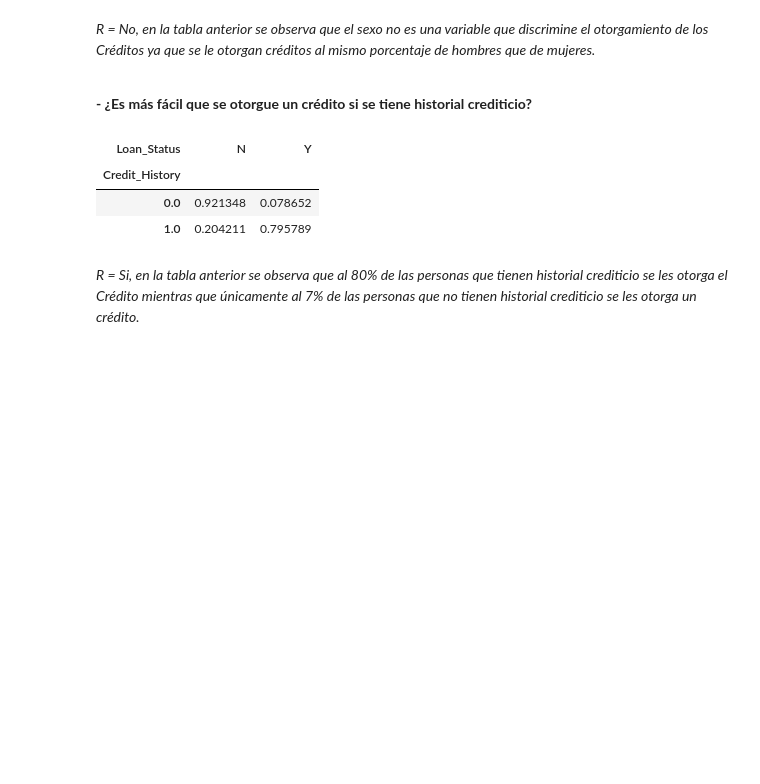
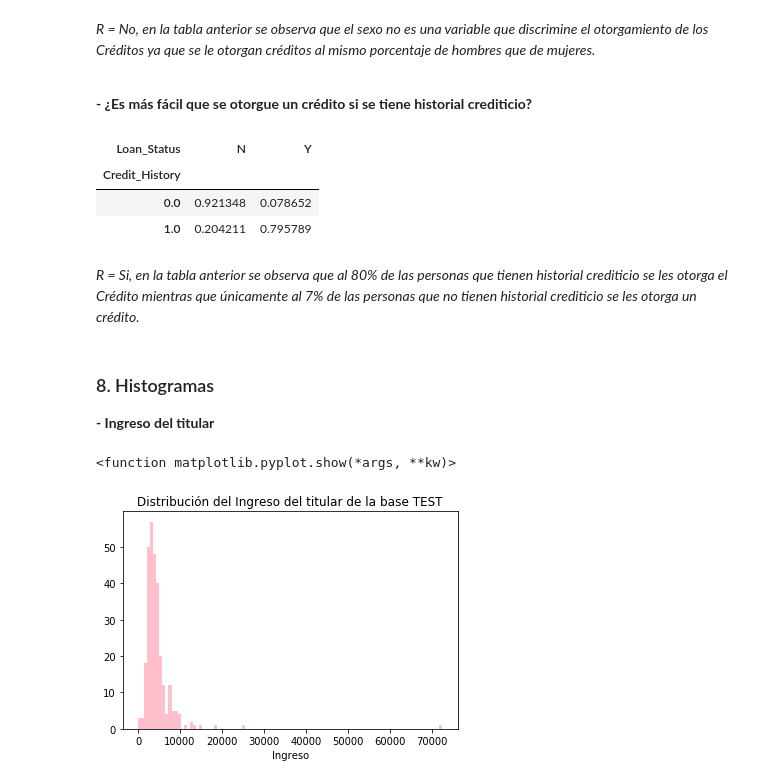
Before and after one commit to Mahrielah/Examen_Python, a Jupyter notebook: Examen_Ana_Karen_Mariela.ipynb, the cells around one changed output. Drawn from its saved outputs; the diff is of its cells as text; code cells hidden in the pictures; blank space fills up the shorter version.

```diff
--- a/Examen_Ana_Karen_Mariela.ipynb
+++ b/Examen_Ana_Karen_Mariela.ipynb
@@ -58,0 +144,3 @@ train = pd.read_csv(io.StringIO(s_train.decode('utf-8')))
+# %%
+test2 = test.dropna()
+test2.head()
@@ -58,0 +166,20 @@ train = pd.read_csv(io.StringIO(s_train.decode('utf-8')))
+# %%
+dic1 = {
+   "Male":"1",
+   "Female":"0",
+   "Yes":"1",
+   "No":"0" ,
+   "Graduate":"1",
+   "Not Graduate":"0",
+   "Y":"1",
+   "N":"0"
+}
+print(dic1)
+
+def funcion1(x):
+    for i in dic1.keys():
+        x = x.replace(i,dic1[i])
+    return(x)
+
+test3 = funcion1(test2)
+train3= funcion1(train2)
@@ -82,3 +387,16 @@ pd.crosstab(train["Credit_History"],train["Loan_Status"],margins=False,normalize
 | 1.0 | 0.204211 | 0.795789 |
 # %% [markdown]
 *R =  Si, en la tabla anterior se observa que al 80% de las personas que tienen historial crediticio se les otorga el Crédito mientras que únicamente al 7% de las personas que no tienen historial crediticio se les otorga un crédito.*
+# %% [markdown]
+### 8.  Histogramas
+
+**- Ingreso del titular**
+# %%
+
+plt.hist(test3["ApplicantIncome"],100,color=['pink'])
+plt.xlabel("Ingreso")
+plt.title("Distribución del Ingreso del titular de la base TEST")
+plt.show
+# %% [output]
+<function matplotlib.pyplot.show(*args, **kw)>
+[figure, added]
```
Also changed, not shown: parts of 64 cells of this notebook.
